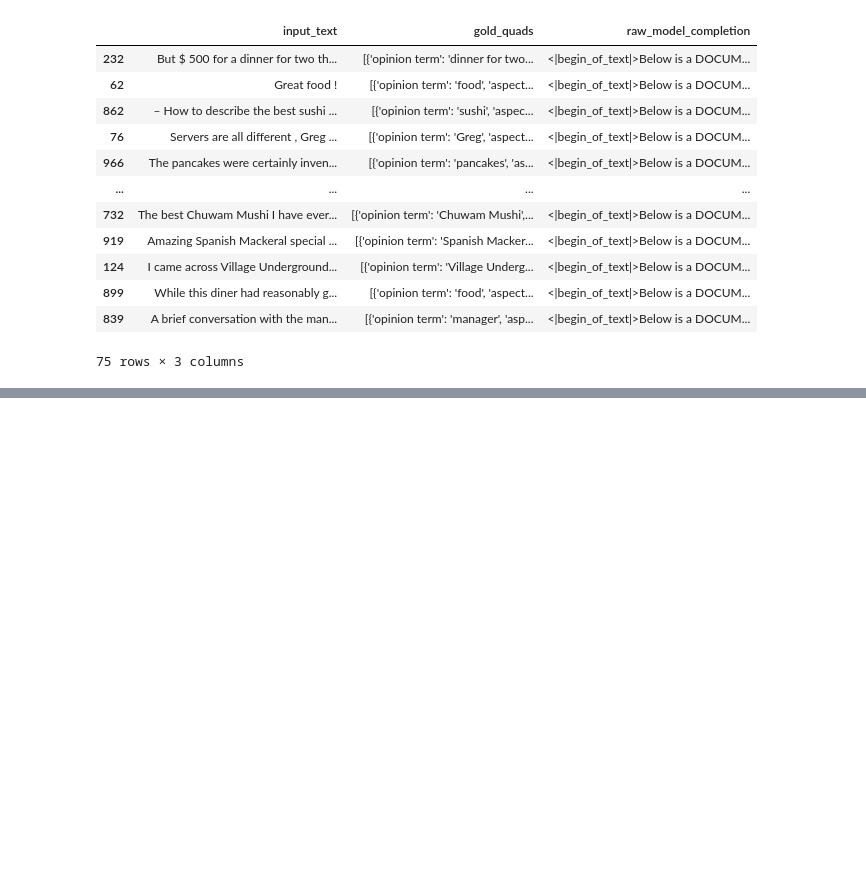
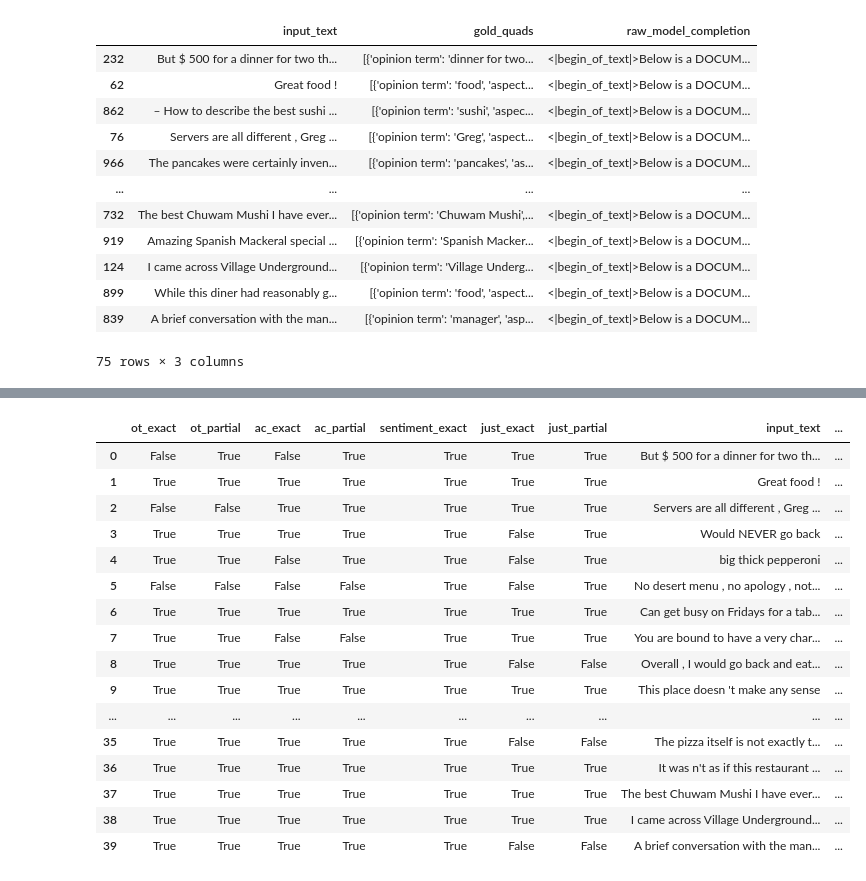
Before and after one commit to benjaminzwhite/kaggle-notebooks, a Jupyter notebook: absa-test-load-finetuned-llama3-1-8b.ipynb, the cells around one changed output, grey strips where cells are left out. Cells and saved outputs as stored; diff of their text form; code cells hidden in the pictures; blank space fills up the shorter version.

Commit message:
Kaggle Notebook | absa-test-load-finetuned-llama3.1-8b | Version 2

```diff
--- a/absa-test-load-finetuned-llama3-1-8b.ipynb
+++ b/absa-test-load-finetuned-llama3-1-8b.ipynb
@@ -305,0 +349,8 @@ df_sample
+# %%
+for index, row in df_sample.iterrows():
+    print(row["input_text"])
+    print(row["gold_quads"])
+    absa = json.loads(row["processed"])
+
+    print(absa["aspect_based_sentiment_analysis"])
+    print("===")
@@ -305,0 +428,21 @@ df_sample
+# %%
+single_quads_sample_eval = []
+
+for index, row in df_sample.iterrows():
+    input_text = row["input_text"]
+
+    golds = row["gold_quads"]
+
+    absa = json.loads(row["processed"])
+    preds = absa["aspect_based_sentiment_analysis"]
+
+    if len(golds) == len(preds) == 1:
+        res = aqsp_evaluate(golds[0], preds[0]) # 0 since send only 1st (and only) quad in these lists
+        res["input_text"] = input_text
+        res["golds"] = golds
+        res["preds"] = preds
+        single_quads_sample_eval.append(res)
+# %%
+df_single_quad_eval = pd.DataFrame(single_quads_sample_eval)
+
+df_single_quad_eval.head(3)
@@ -305,0 +481,22 @@ df_sample
+# %%
+pd.set_option('display.max_colwidth', None)
+# %%
+df_single_quad_eval.style.applymap(lambda x: 'background-color : green' if x == True else 'background-color : red', subset=pd.IndexSlice[:, metrics])
+# %% [output]
+|  | ot_exact | ot_partial | ac_exact | ac_partial | sentiment_exact | just_exact | just_partial | input_text | ... |
+| 0 | False | True | False | True | True | True | True | But $ 500 for a dinner for two th... | ... |
+| 1 | True | True | True | True | True | True | True | Great food ! | ... |
+| 2 | False | False | True | True | True | True | True | Servers are all different , Greg ... | ... |
+| 3 | True | True | True | True | True | False | True | Would NEVER go back | ... |
+| 4 | True | True | False | True | True | False | True | big thick pepperoni | ... |
+| 5 | False | False | False | False | True | False | True | No desert menu , no apology , not... | ... |
+| 6 | True | True | True | True | True | True | True | Can get busy on Fridays for a tab... | ... |
+| 7 | True | True | False | False | True | True | True | You are bound to have a very char... | ... |
+| 8 | True | True | True | True | True | False | False | Overall , I would go back and eat... | ... |
+| 9 | True | True | True | True | True | True | True | This place doesn 't make any sense | ... |
+| ... | ... | ... | ... | ... | ... | ... | ... | ... | ... |
+| 35 | True | True | True | True | True | False | False | The pizza itself is not exactly t... | ... |
+| 36 | True | True | True | True | True | True | True | It was n't as if this restaurant ... | ... |
+| 37 | True | True | True | True | True | True | True | The best Chuwam Mushi I have ever... | ... |
+| 38 | True | True | True | True | True | True | True | I came across Village Underground... | ... |
+| 39 | True | True | True | True | True | False | False | A brief conversation with the man... | ... |
```
Also changed, not shown: parts of 11 cells of this notebook.
